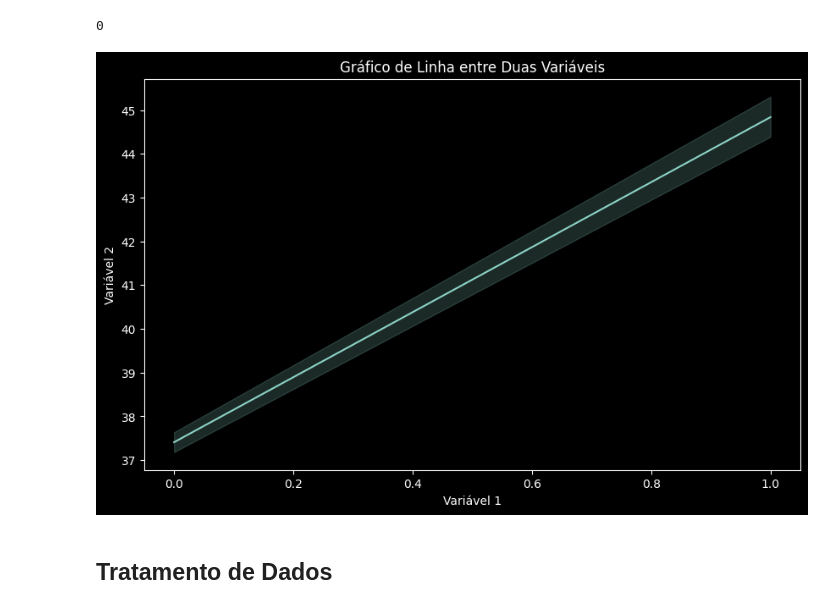
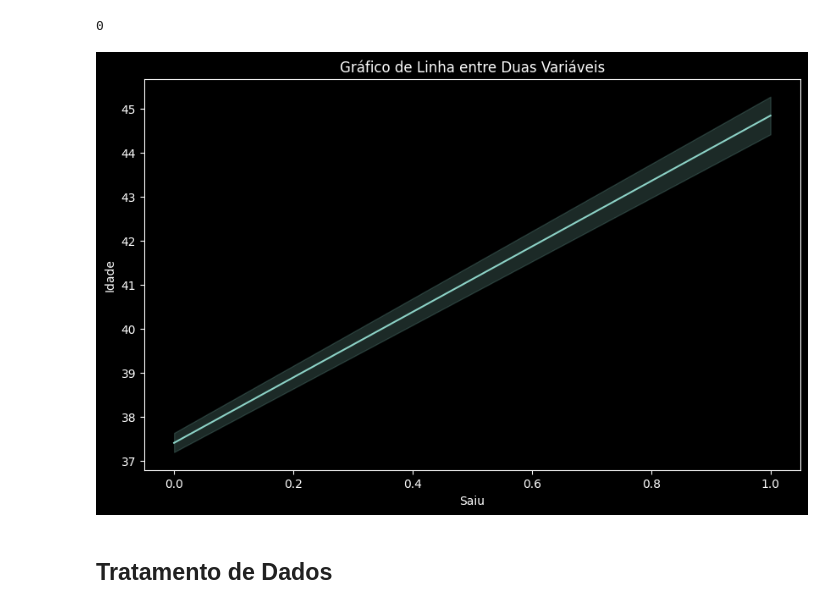
Before and after one commit to Joao-Inacio/Projeto-Kaggle, a Jupyter notebook: Customer Churn/churn.ipynb, the cells around one changed output. Drawn from its saved outputs; the diff is of its cells as text; code cells hidden in the pictures.

```diff
--- a/Customer Churn/churn.ipynb
+++ b/Customer Churn/churn.ipynb
@@ -150,13 +151,13 @@ df.duplicated().sum()
 # %%
 # Gráfico de linha entre duas variáveis
 plt.figure(figsize=(10, 6))
 sns.lineplot(data=df, x=df['Exited'], y=df['Age'])
 plt.title('Gráfico de Linha entre Duas Variáveis')
-plt.xlabel('Variável 1')
-plt.ylabel('Variável 2')
+plt.xlabel('Saiu')
+plt.ylabel('Idade')
 plt.show();
 # %% [output]
-[figure, old version]
+[figure, new version]
 # %% [markdown]
 ## Tratamento de Dados
 # %%
```
Also changed, not shown: parts of 7 cells of this notebook.
